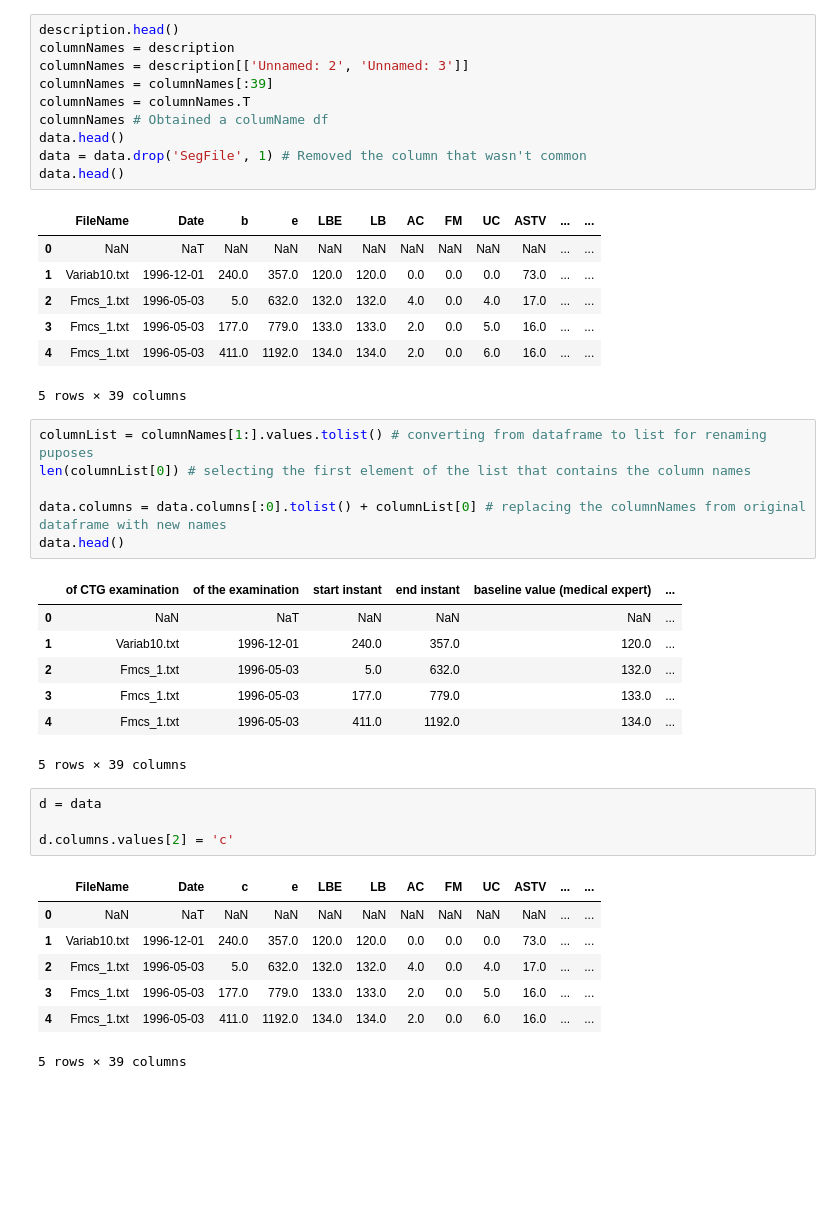
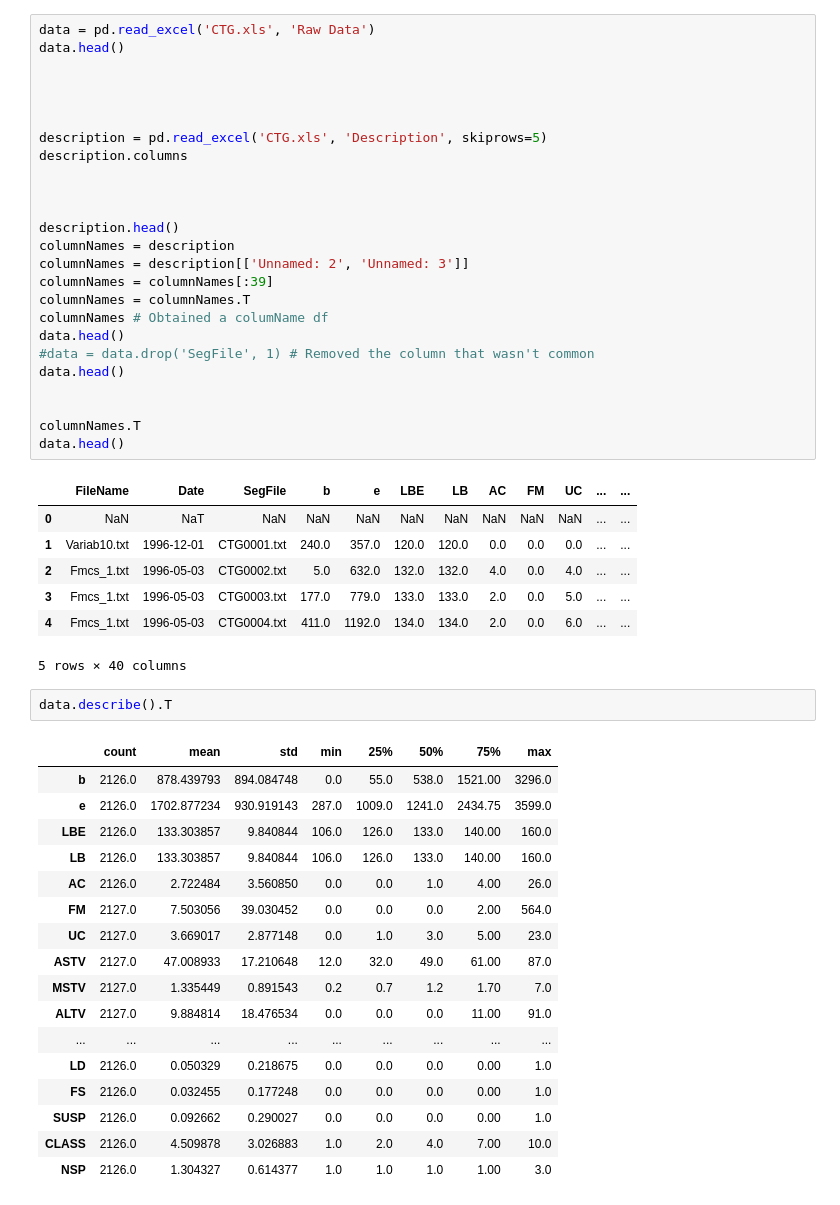
Before and after one commit to nashneo/Capstone, a Jupyter notebook: Capstone.ipynb, the cells around one changed output. Cells and saved outputs as stored; diff of their text form; blank space fills up the shorter version.

```diff
--- a/Capstone.ipynb
+++ b/Capstone.ipynb
@@ -22,4 +6,15 @@ Index(['Unnamed: 0', 'Unnamed: 1', 'Unnamed: 2', 'Unnamed: 3', 'Unnamed: 4',
 # %%
+data = pd.read_excel('CTG.xls', 'Raw Data')
+data.head()
+
+
+
+
+description = pd.read_excel('CTG.xls', 'Description', skiprows=5)
+description.columns
+
+
+
 description.head()
 columnNames = description
 columnNames = description[['Unnamed: 2', 'Unnamed: 3']]
@@ -27,39 +22,37 @@ columnNames = columnNames[:39]
 columnNames = columnNames.T
 columnNames # Obtained a columName df
 data.head()
-data = data.drop('SegFile', 1) # Removed the column that wasn't common
+#data = data.drop('SegFile', 1) # Removed the column that wasn't common
 data.head()
+
+
+columnNames.T
+data.head()
 # %% [output]
-|  | FileName | Date | b | e | LBE | LB | AC | FM | UC | ASTV | ... | ... |
+|  | FileName | Date | SegFile | b | e | LBE | LB | AC | FM | UC | ... | ... |
 | 0 | NaN | NaT | NaN | NaN | NaN | NaN | NaN | NaN | NaN | NaN | ... | ... |
-| 1 | Variab10.txt | 1996-12-01 | 240.0 | 357.0 | 120.0 | 120.0 | 0.0 | 0.0 | 0.0 | 73.0 | ... | ... |
-| 2 | Fmcs_1.txt | 1996-05-03 | 5.0 | 632.0 | 132.0 | 132.0 | 4.0 | 0.0 | 4.0 | 17.0 | ... | ... |
-| 3 | Fmcs_1.txt | 1996-05-03 | 177.0 | 779.0 | 133.0 | 133.0 | 2.0 | 0.0 | 5.0 | 16.0 | ... | ... |
-| 4 | Fmcs_1.txt | 1996-05-03 | 411.0 | 1192.0 | 134.0 | 134.0 | 2.0 | 0.0 | 6.0 | 16.0 | ... | ... |
+| 1 | Variab10.txt | 1996-12-01 | CTG0001.txt | 240.0 | 357.0 | 120.0 | 120.0 | 0.0 | 0.0 | 0.0 | ... | ... |
+| 2 | Fmcs_1.txt | 1996-05-03 | CTG0002.txt | 5.0 | 632.0 | 132.0 | 132.0 | 4.0 | 0.0 | 4.0 | ... | ... |
+| 3 | Fmcs_1.txt | 1996-05-03 | CTG0003.txt | 177.0 | 779.0 | 133.0 | 133.0 | 2.0 | 0.0 | 5.0 | ... | ... |
+| 4 | Fmcs_1.txt | 1996-05-03 | CTG0004.txt | 411.0 | 1192.0 | 134.0 | 134.0 | 2.0 | 0.0 | 6.0 | ... | ... |
-5 rows × 39 columns
+5 rows × 40 columns
-# %%
-columnList = columnNames[1:].values.tolist() # converting from dataframe to list for renaming puposes
-len(columnList[0]) # selecting the first element of the list that contains the column names
-
-data.columns = data.columns[:0].tolist() + columnList[0] # replacing the columnNames from original dataframe with new names
-data.head()
-# %% [output]
-|  | of CTG examination | of the examination | start instant | end instant | baseline value (medical expert) | ... |
-| 0 | NaN | NaT | NaN | NaN | NaN | ... |
-| 1 | Variab10.txt | 1996-12-01 | 240.0 | 357.0 | 120.0 | ... |
-| 2 | Fmcs_1.txt | 1996-05-03 | 5.0 | 632.0 | 132.0 | ... |
-| 3 | Fmcs_1.txt | 1996-05-03 | 177.0 | 779.0 | 133.0 | ... |
-| 4 | Fmcs_1.txt | 1996-05-03 | 411.0 | 1192.0 | 134.0 | ... |
-5 rows × 39 columns
-# %%
-d = data
-
-d.columns.values[2] = 'c'
-# %% [output]
-|  | FileName | Date | c | e | LBE | LB | AC | FM | UC | ASTV | ... | ... |
-| 0 | NaN | NaT | NaN | NaN | NaN | NaN | NaN | NaN | NaN | NaN | ... | ... |
-| 1 | Variab10.txt | 1996-12-01 | 240.0 | 357.0 | 120.0 | 120.0 | 0.0 | 0.0 | 0.0 | 73.0 | ... | ... |
-| 2 | Fmcs_1.txt | 1996-05-03 | 5.0 | 632.0 | 132.0 | 132.0 | 4.0 | 0.0 | 4.0 | 17.0 | ... | ... |
-| 3 | Fmcs_1.txt | 1996-05-03 | 177.0 | 779.0 | 133.0 | 133.0 | 2.0 | 0.0 | 5.0 | 16.0 | ... | ... |
-| 4 | Fmcs_1.txt | 1996-05-03 | 411.0 | 1192.0 | 134.0 | 134.0 | 2.0 | 0.0 | 6.0 | 16.0 | ... | ... |
-5 rows × 39 columns
+# %%
+data.describe().T
+# %% [output]
+|  | count | mean | std | min | 25% | 50% | 75% | max |
+| b | 2126.0 | 878.439793 | 894.084748 | 0.0 | 55.0 | 538.0 | 1521.00 | 3296.0 |
+| e | 2126.0 | 1702.877234 | 930.919143 | 287.0 | 1009.0 | 1241.0 | 2434.75 | 3599.0 |
+| LBE | 2126.0 | 133.303857 | 9.840844 | 106.0 | 126.0 | 133.0 | 140.00 | 160.0 |
+| LB | 2126.0 | 133.303857 | 9.840844 | 106.0 | 126.0 | 133.0 | 140.00 | 160.0 |
+| AC | 2126.0 | 2.722484 | 3.560850 | 0.0 | 0.0 | 1.0 | 4.00 | 26.0 |
+| FM | 2127.0 | 7.503056 | 39.030452 | 0.0 | 0.0 | 0.0 | 2.00 | 564.0 |
+| UC | 2127.0 | 3.669017 | 2.877148 | 0.0 | 1.0 | 3.0 | 5.00 | 23.0 |
+| ASTV | 2127.0 | 47.008933 | 17.210648 | 12.0 | 32.0 | 49.0 | 61.00 | 87.0 |
+| MSTV | 2127.0 | 1.335449 | 0.891543 | 0.2 | 0.7 | 1.2 | 1.70 | 7.0 |
+| ALTV | 2127.0 | 9.884814 | 18.476534 | 0.0 | 0.0 | 0.0 | 11.00 | 91.0 |
+| ... | ... | ... | ... | ... | ... | ... | ... | ... |
+| LD | 2126.0 | 0.050329 | 0.218675 | 0.0 | 0.0 | 0.0 | 0.00 | 1.0 |
+| FS | 2126.0 | 0.032455 | 0.177248 | 0.0 | 0.0 | 0.0 | 0.00 | 1.0 |
+| SUSP | 2126.0 | 0.092662 | 0.290027 | 0.0 | 0.0 | 0.0 | 0.00 | 1.0 |
+| CLASS | 2126.0 | 4.509878 | 3.026883 | 1.0 | 2.0 | 4.0 | 7.00 | 10.0 |
+| NSP | 2126.0 | 1.304327 | 0.614377 | 1.0 | 1.0 | 1.0 | 1.00 | 3.0 |
```
Also changed, not shown: parts of 11 cells of this notebook.
